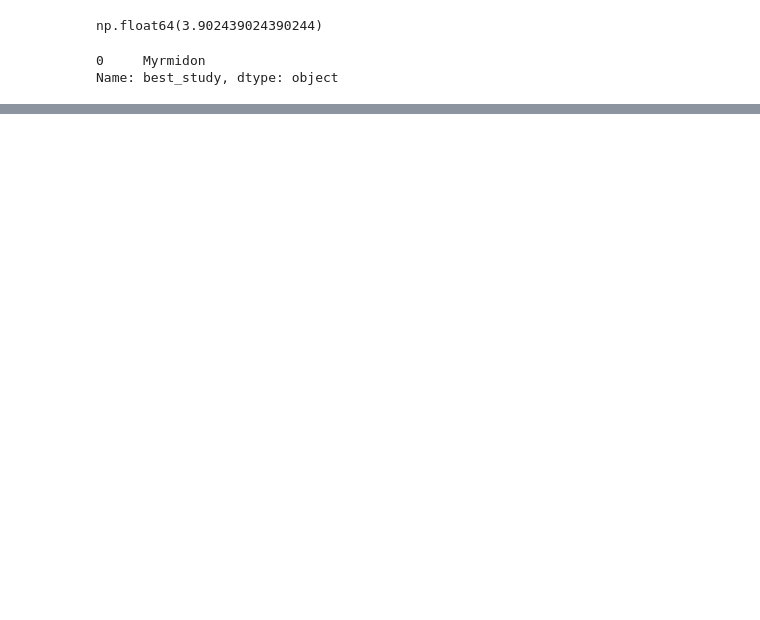
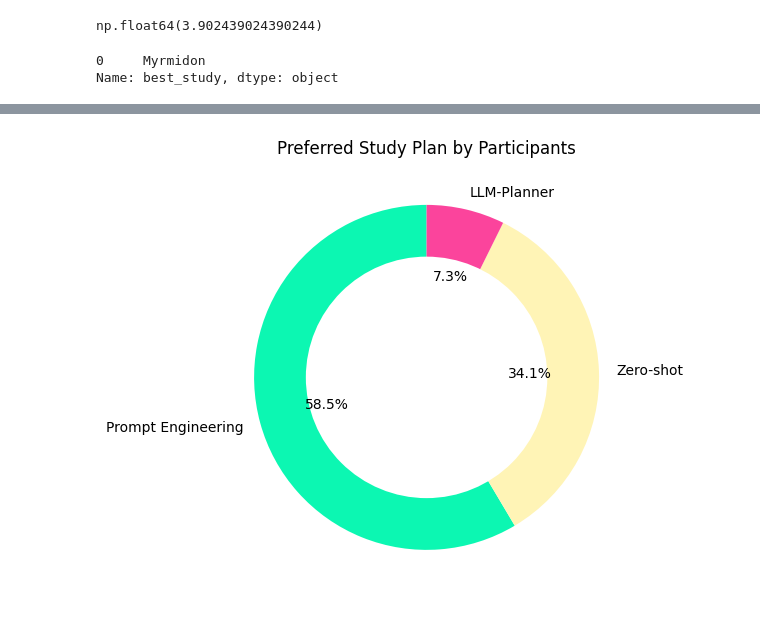
Before and after one commit to mssomie/Athena-analysis, a Jupyter notebook: athena_analysis.ipynb, the cells around one changed output, grey strips where cells are left out. Cells and saved outputs as stored; diff of their text form; code cells hidden in the pictures; blank space fills up the shorter version.

```diff
--- a/athena_analysis.ipynb
+++ b/athena_analysis.ipynb
@@ -114,0 +331,46 @@ plt.show()
+# %%
+# Get value counts
+best_counts = feedback['best_study'].value_counts()
+
+# Mapping of original labels to new labels
+label_map = {
+    'Troy': 'Zero-shot',
+    'Ithaca': 'LLM-Planner',
+    'Myrmidon': 'Prompt Engineering'
+}
+
+# Choose custom colors (same as before)
+custom_colors = {
+    'Troy': '#fff4b6',
+    'Ithaca': '#fb449c',
+    'Myrmidon': '#0cf7b2'
+}
+
+# Get original labels
+original_labels = best_counts.index
+
+# Map labels for display
+mapped_labels = [label_map[label.strip()] for label in original_labels]
+colors = [custom_colors[label.strip()] for label in original_labels]
+
+# Create donut chart
+fig, ax = plt.subplots(figsize=(6, 6))
+wedges, texts, autotexts = ax.pie(
+    best_counts,
+    labels=mapped_labels,
+    autopct='%1.1f%%',
+    startangle=90,
+    colors=colors,
+    wedgeprops=dict(width=0.4)
+)
+
+# Add center circle
+centre_circle = plt.Circle((0, 0), 0.70, fc='white')
+fig.gca().add_artist(centre_circle)
+
+# Add title
+plt.title('Preferred Study Plan by Participants')
+plt.tight_layout()
+plt.show()
+# %% [output]
+[figure, added]
```
Also changed, not shown: parts of 14 cells of this notebook, 4 other files.
